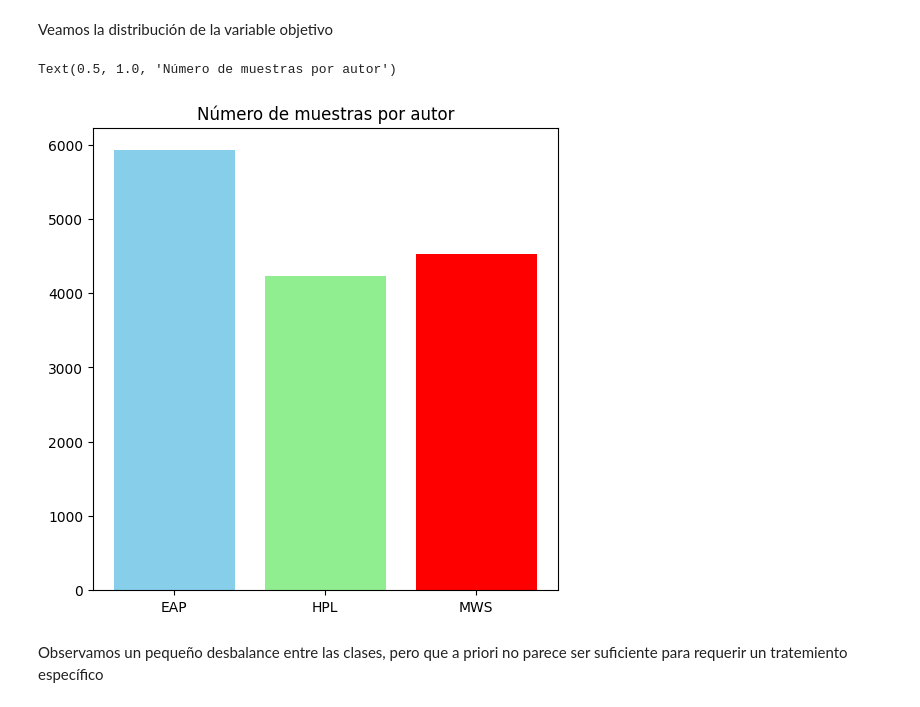
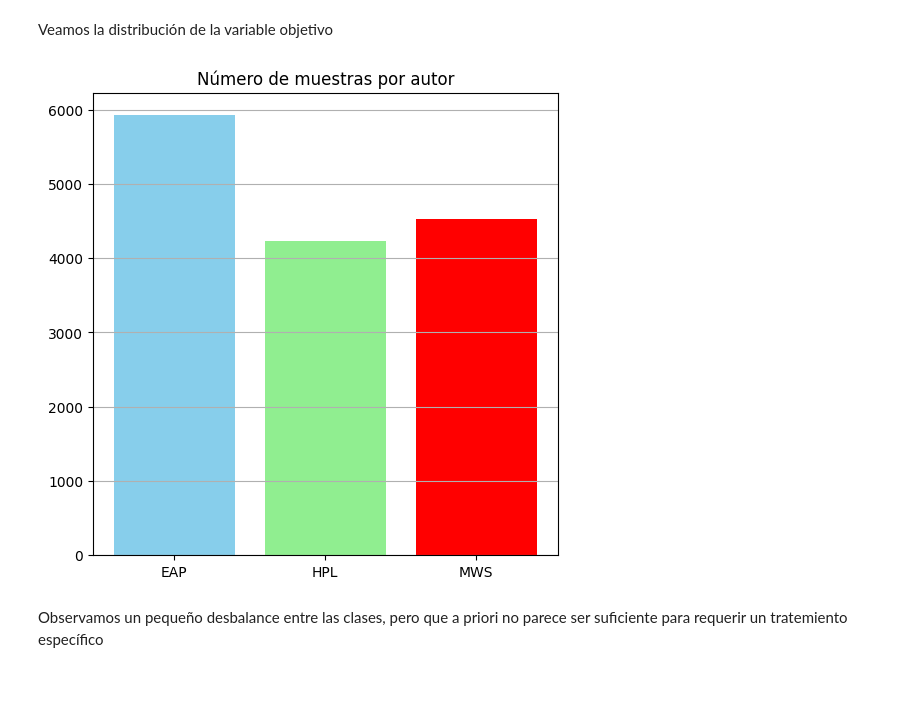
Before and after one commit to jbaezarh/SAAA-Transformers, a Jupyter notebook: full_project.ipynb, the cells around one changed output. Saved outputs shown, nothing was run; the diff lists cells and outputs as text; code cells hidden in the pictures.

```diff
--- a/full_project.ipynb
+++ b/full_project.ipynb
@@ -120,13 +129,13 @@ Veamos la distribución de la variable objetivo
 # %%
 classes_count = np.unique(y_train,return_counts=True)
 colors = ["skyblue","lightgreen","red"]
 
 plt.figure(figsize=(6,6))
 plt.bar(classes_count[0], classes_count[1], color=colors)
 plt.title('Número de muestras por autor')
+plt.grid(axis="y")
 # %% [output]
-Text(0.5, 1.0, 'Número de muestras por autor')
-[figure, old version]
+[figure, new version]
 # %% [markdown]
 Observamos un pequeño desbalance entre las clases, pero que a priori no parece ser suficiente para requerir un tratemiento específico
 # %% [markdown]
```
Also changed, not shown: parts of 74 cells of this notebook, 1 other file.
